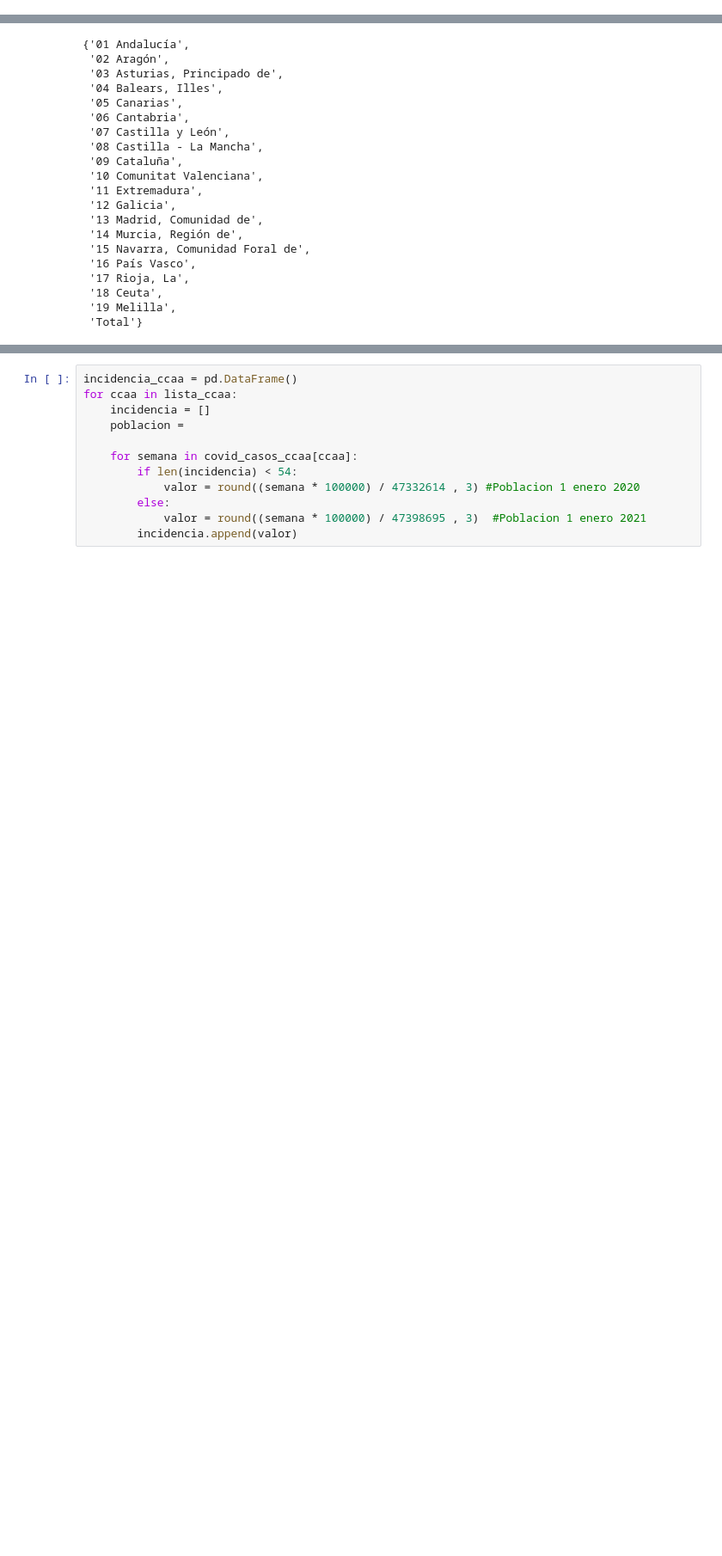
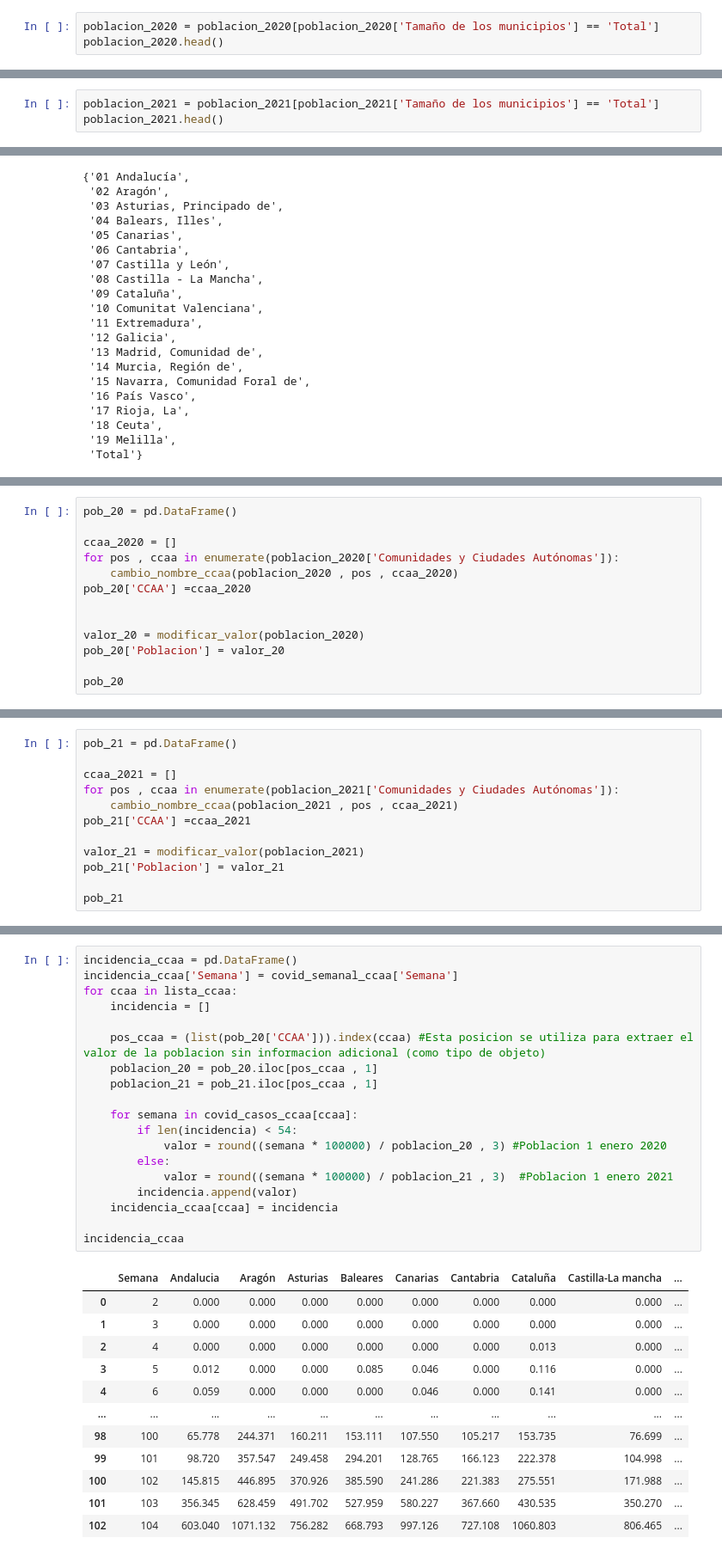
Before and after one commit to jor-arrgar/EDA_project, a Jupyter notebook: Scripts/Datasets/Utiles/incidencia_covid.ipynb, the cells around one changed output, grey strips where cells are left out. Shown: that part at 86% size. Drawn from its saved outputs; the diff is of its cells as text; blank space fills up the shorter version.

```diff
--- a/Scripts/Datasets/Utiles/incidencia_covid.ipynb
+++ b/Scripts/Datasets/Utiles/incidencia_covid.ipynb
@@ -116,0 +129,3 @@ poblacion_2021.head()
+# %%
+poblacion_2020 = poblacion_2020[poblacion_2020['Tamaño de los municipios'] == 'Total']
+poblacion_2020.head()
@@ -116,0 +139,3 @@ poblacion_2021.head()
+# %%
+poblacion_2021 = poblacion_2021[poblacion_2021['Tamaño de los municipios'] == 'Total']
+poblacion_2021.head()
@@ -140,0 +234,13 @@ territorio
+# %%
+pob_20 = pd.DataFrame()
+
+ccaa_2020 = []
+for pos , ccaa in enumerate(poblacion_2020['Comunidades y Ciudades Autónomas']):
+    cambio_nombre_ccaa(poblacion_2020 , pos , ccaa_2020)
+pob_20['CCAA'] =ccaa_2020
+
+
+valor_20 = modificar_valor(poblacion_2020)
+pob_20['Poblacion'] = valor_20
+
+pob_20
@@ -140,0 +265,12 @@ territorio
+# %%
+pob_21 = pd.DataFrame()
+
+ccaa_2021 = []
+for pos , ccaa in enumerate(poblacion_2021['Comunidades y Ciudades Autónomas']):
+    cambio_nombre_ccaa(poblacion_2021 , pos , ccaa_2021)
+pob_21['CCAA'] =ccaa_2021
+
+valor_21 = modificar_valor(poblacion_2021)
+pob_21['Poblacion'] = valor_21
+
+pob_21
@@ -141,12 +301,32 @@ territorio
 # %%
 incidencia_ccaa = pd.DataFrame()
+incidencia_ccaa['Semana'] = covid_semanal_ccaa['Semana']
 for ccaa in lista_ccaa:
     incidencia = []
-    poblacion =
+
+    pos_ccaa = (list(pob_20['CCAA'])).index(ccaa) #Esta posicion se utiliza para extraer el valor de la poblacion sin informacion adicional (como tipo de objeto)
+    poblacion_20 = pob_20.iloc[pos_ccaa , 1]
+    poblacion_21 = pob_21.iloc[pos_ccaa , 1]
 
     for semana in covid_casos_ccaa[ccaa]:
         if len(incidencia) < 54:
-            valor = round((semana * 100000) / 47332614 , 3) #Poblacion 1 enero 2020
+            valor = round((semana * 100000) / poblacion_20 , 3) #Poblacion 1 enero 2020
         else:
-            valor = round((semana * 100000) / 47398695 , 3)  #Poblacion 1 enero 2021
+            valor = round((semana * 100000) / poblacion_21 , 3)  #Poblacion 1 enero 2021
         incidencia.append(valor)
+    incidencia_ccaa[ccaa] = incidencia
+
+incidencia_ccaa
+# %% [output]
+|  | Semana | Andalucia | Aragón | Asturias | Baleares | Canarias | Cantabria | Cataluña | Castilla-La mancha | ... |
+| 0 | 2 | 0.000 | 0.000 | 0.000 | 0.000 | 0.000 | 0.000 | 0.000 | 0.000 | ... |
+| 1 | 3 | 0.000 | 0.000 | 0.000 | 0.000 | 0.000 | 0.000 | 0.000 | 0.000 | ... |
+| 2 | 4 | 0.000 | 0.000 | 0.000 | 0.000 | 0.000 | 0.000 | 0.013 | 0.000 | ... |
+| 3 | 5 | 0.012 | 0.000 | 0.000 | 0.085 | 0.046 | 0.000 | 0.116 | 0.000 | ... |
+| 4 | 6 | 0.059 | 0.000 | 0.000 | 0.000 | 0.046 | 0.000 | 0.141 | 0.000 | ... |
+| ... | ... | ... | ... | ... | ... | ... | ... | ... | ... | ... |
+| 98 | 100 | 65.778 | 244.371 | 160.211 | 153.111 | 107.550 | 105.217 | 153.735 | 76.699 | ... |
+| 99 | 101 | 98.720 | 357.547 | 249.458 | 294.201 | 128.765 | 166.123 | 222.378 | 104.998 | ... |
+| 100 | 102 | 145.815 | 446.895 | 370.926 | 385.590 | 241.286 | 221.383 | 275.551 | 171.988 | ... |
+| 101 | 103 | 356.345 | 628.459 | 491.702 | 527.959 | 580.227 | 367.660 | 430.535 | 350.270 | ... |
+| 102 | 104 | 603.040 | 1071.132 | 756.282 | 668.793 | 997.126 | 727.108 | 1060.803 | 806.465 | ... |
```
Also changed, not shown: parts of 13 cells of this notebook.
